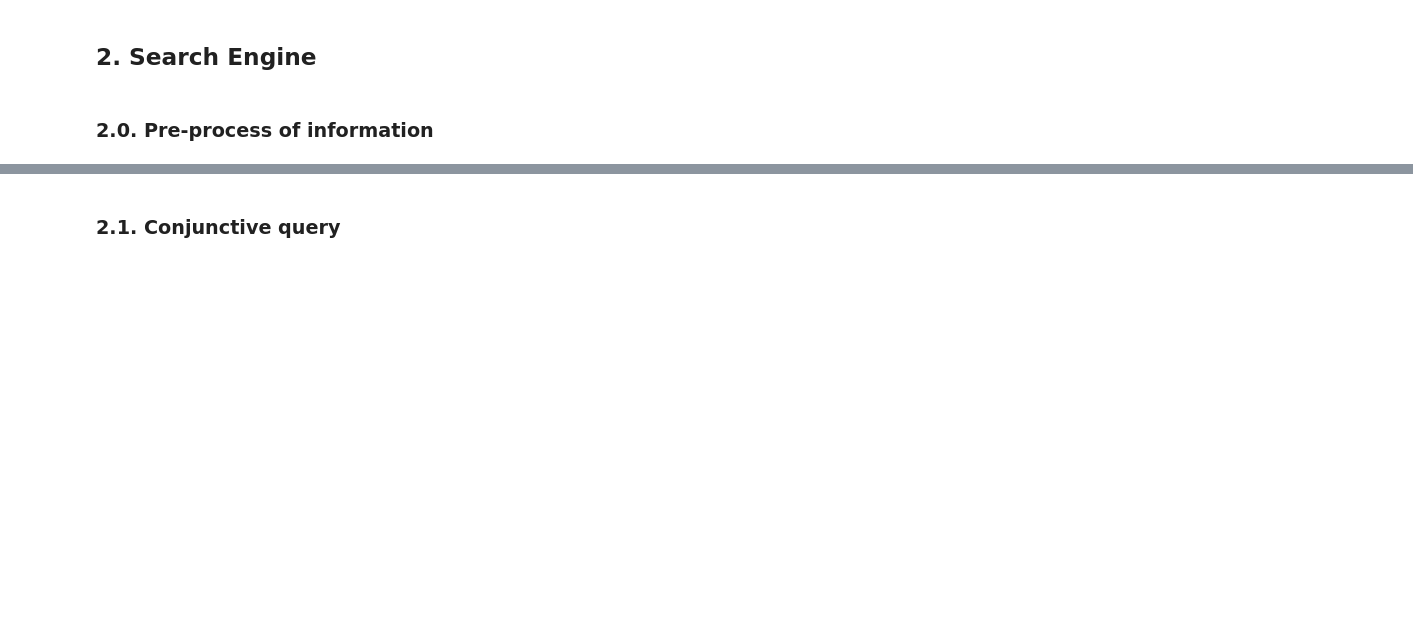
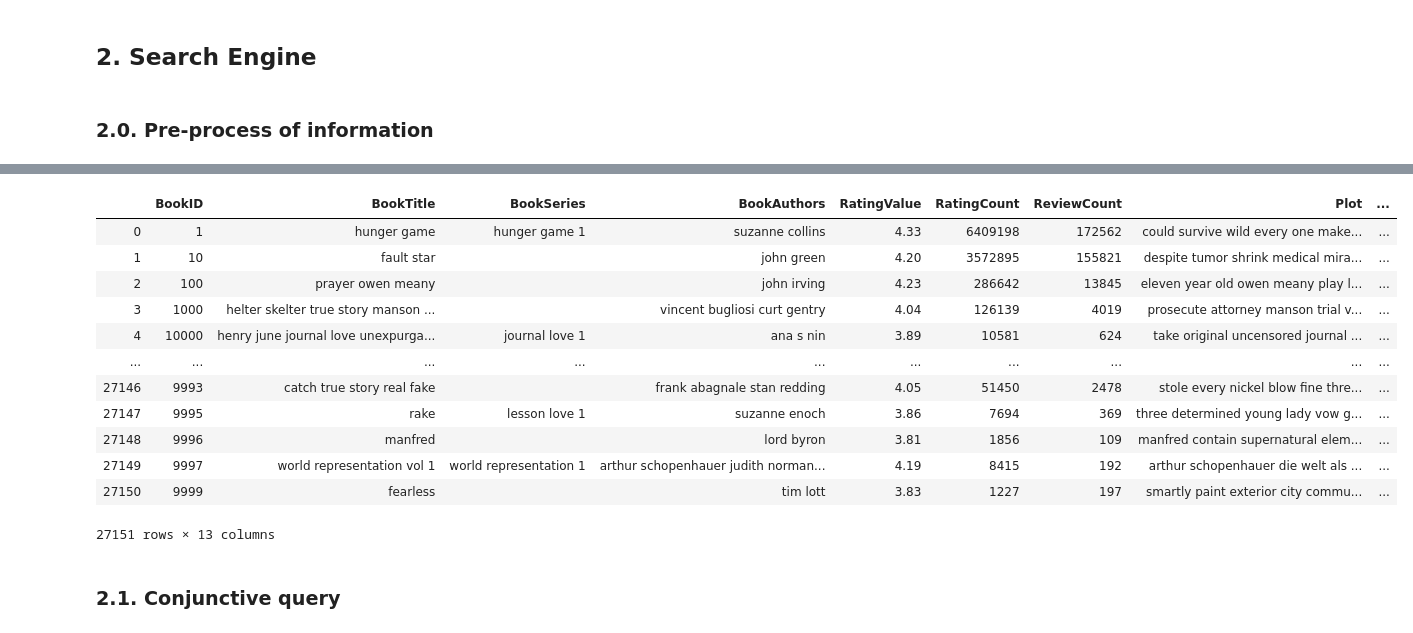
Before and after one commit to ADM-Homework-3/HW3, a Jupyter notebook: General Search Engine.ipynb, the cells around one changed output, grey strips where cells are left out. Cells and saved outputs as stored; diff of their text form; code cells hidden in the pictures; blank space fills up the shorter version.

```diff
--- a/General Search Engine.ipynb
+++ b/General Search Engine.ipynb
@@ -315,0 +322,12 @@ merge_tsv_files('data/clean_tsv_files/', destiny='data/clean_tsv_files/clean_tsv
+# %%
+def clean_text(df):
+    """
+    Take in a Dataframe, and clean based on the previously defined functions (each column is cleaned individually)
+    """
+    df['BookTitle'] = df.BookTitle.map(global_pre_process)
+    df['BookSeries'] = df.BookSeries.map(global_pre_process)
+    df['BookAuthors'] = df.BookAuthors.map(global_pre_process)
+    df['Plot'] = df.Plot.map(global_pre_process)
+    df['Characters'] = df.Characters.map(global_pre_process)
+    df['PublishingDate'] = df.PublishingDate.map(parse_pulishing_date)
+    return df
@@ -315,0 +336,2 @@ merge_tsv_files('data/clean_tsv_files/', destiny='data/clean_tsv_files/clean_tsv
+# %%
+df_dirty = pd.read_csv('data/tsv_files/final_tsv_files.tsv', sep='\t', keep_default_na=False)
@@ -315,0 +349,5 @@ merge_tsv_files('data/clean_tsv_files/', destiny='data/clean_tsv_files/clean_tsv
+# %%
+dask_dataframe = ddf.from_pandas(df_dirty, npartitions=20)
+# %%
+%%time
+df_clean = dask_dataframe.map_partitions(clean_text, meta=df_dirty).compute()
@@ -315,0 +356,16 @@ merge_tsv_files('data/clean_tsv_files/', destiny='data/clean_tsv_files/clean_tsv
+# %%
+df_clean
+# %% [output]
+|  | BookID | BookTitle | BookSeries | BookAuthors | RatingValue | RatingCount | ReviewCount | Plot | ... |
+| 0 | 1 | hunger game | hunger game 1 | suzanne collins | 4.33 | 6409198 | 172562 | could survive wild every one make... | ... |
+| 1 | 10 | fault star |  | john green | 4.20 | 3572895 | 155821 | despite tumor shrink medical mira... | ... |
+| 2 | 100 | prayer owen meany |  | john irving | 4.23 | 286642 | 13845 | eleven year old owen meany play l... | ... |
+| 3 | 1000 | helter skelter true story manson ... |  | vincent bugliosi curt gentry | 4.04 | 126139 | 4019 | prosecute attorney manson trial v... | ... |
+| 4 | 10000 | henry june journal love unexpurga... | journal love 1 | ana s nin | 3.89 | 10581 | 624 | take original uncensored journal ... | ... |
+| ... | ... | ... | ... | ... | ... | ... | ... | ... | ... |
+| 27146 | 9993 | catch true story real fake |  | frank abagnale stan redding | 4.05 | 51450 | 2478 | stole every nickel blow fine thre... | ... |
+| 27147 | 9995 | rake | lesson love 1 | suzanne enoch | 3.86 | 7694 | 369 | three determined young lady vow g... | ... |
+| 27148 | 9996 | manfred |  | lord byron | 3.81 | 1856 | 109 | manfred contain supernatural elem... | ... |
+| 27149 | 9997 | world representation vol 1 | world representation 1 | arthur schopenhauer judith norman... | 4.19 | 8415 | 192 | arthur schopenhauer die welt als ... | ... |
+| 27150 | 9999 | fearless |  | tim lott | 3.83 | 1227 | 197 | smartly paint exterior city commu... | ... |
+27151 rows × 13 columns
```
Also changed, not shown: parts of 93 cells of this notebook, 27 other files.
